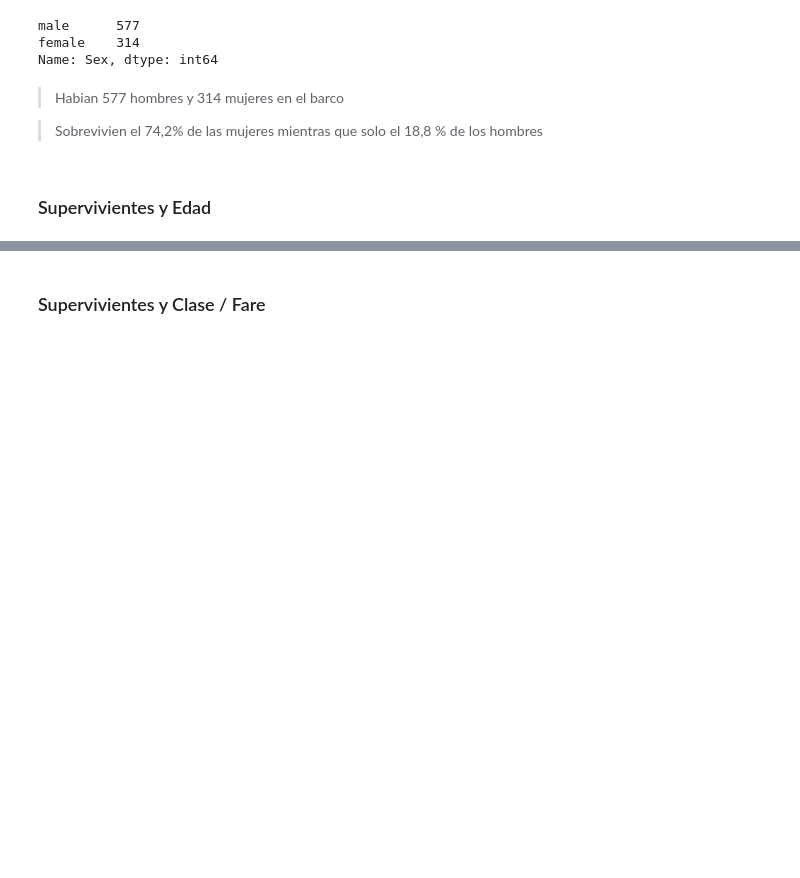
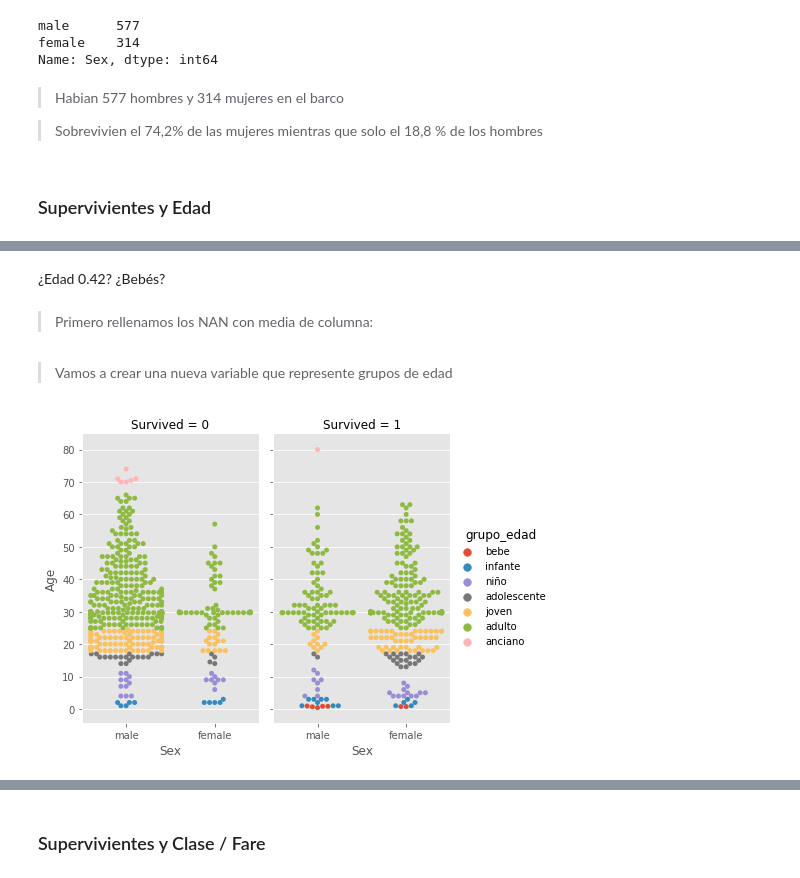
Before and after one commit to Aibloy/Portafolio, a Jupyter notebook: Titanic.ipynb, the cells around one changed output, grey strips where cells are left out. Drawn from its saved outputs; the diff is of its cells as text; code cells hidden in the pictures; blank space fills up the shorter version.

```diff
--- a/Titanic.ipynb
+++ b/Titanic.ipynb
@@ -193,0 +213,17 @@ Name: Sex, dtype: int64
+# %% [markdown]
+¿Edad 0.42? ¿Bebés?
+# %% [markdown]
+> Primero rellenamos los NAN con media de columna:
+# %%
+data.Age.fillna(data.Age.mean(), inplace=True)
+# %% [markdown]
+> Vamos a crear una nueva variable que represente grupos de edad
+# %%
+cortes = [0,1,4,13,18,25,70,100]
+niveles = ["bebe","infante","niño","adolescente","joven","adulto","anciano"]
+data["grupo_edad"] = pd.cut(data.Age, bins= cortes, labels = niveles, right=False)
+# %%
+sns.catplot(data=data,x="Sex", y="Age", hue="grupo_edad",col="Survived", aspect=.6,
+            kind="swarm");
+# %% [output]
+[figure, added]
```
Also changed, not shown: parts of 63 cells of this notebook.
